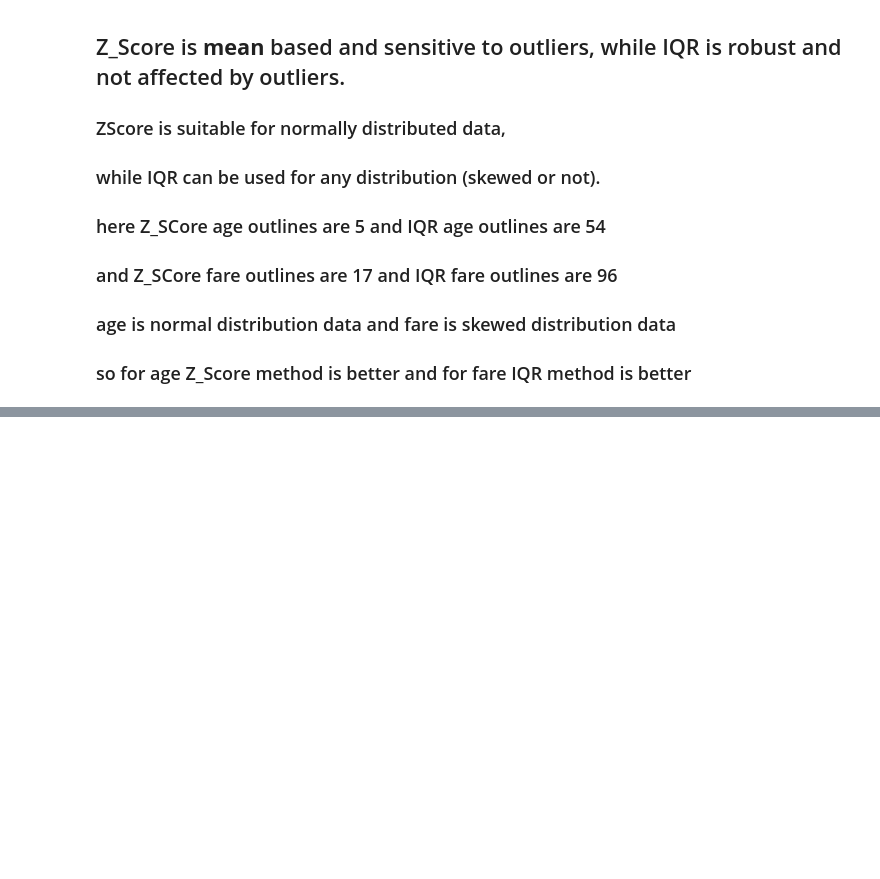
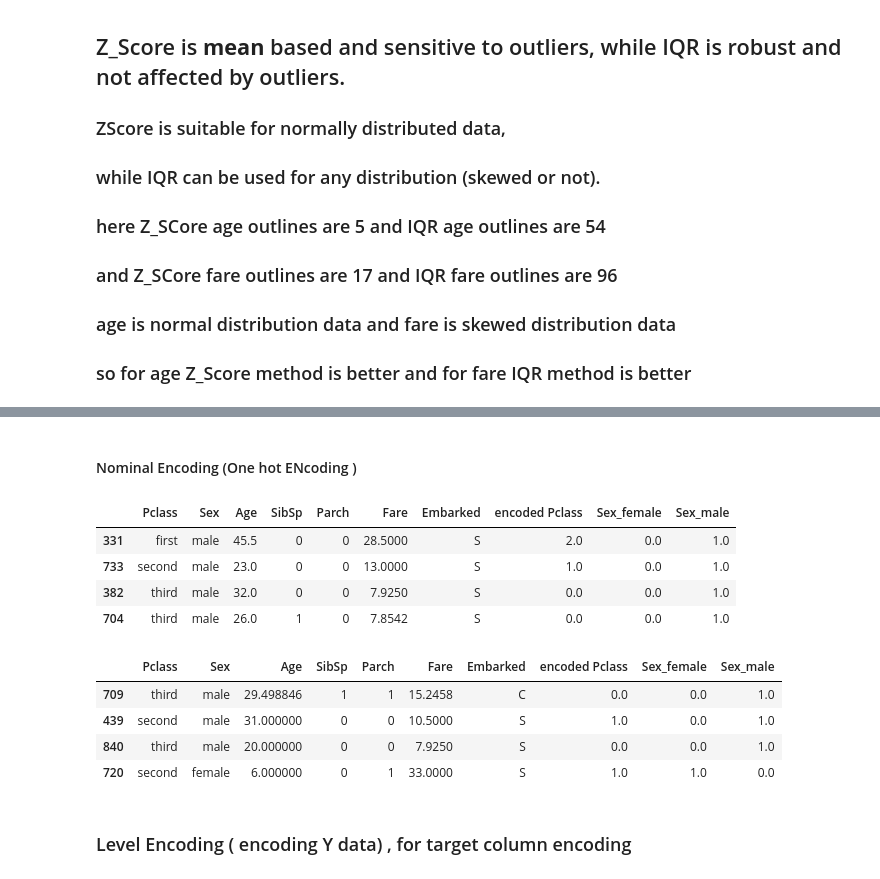
Before and after one commit to Eva2992/Machine-Learning-, a Jupyter notebook: Feature_Engineering/part_I.ipynb, the cells around one changed output, grey strips where cells are left out. Cells and saved outputs as stored; diff of their text form; code cells hidden in the pictures; blank space fills up the shorter version.

```diff
--- a/Feature_Engineering/part_I.ipynb
+++ b/Feature_Engineering/part_I.ipynb
@@ -538,0 +520,4 @@ Name: Fare, dtype: float64
+# %%
+X_train.head(4)
+X_train.drop(['Z_score','Z_score_fare'],axis=1,inplace=True)
+X_train.head(4)
@@ -538,0 +543,13 @@ Name: Fare, dtype: float64
+# %%
+
+from sklearn.preprocessing import OrdinalEncoder
+
+pclass_encoder = OrdinalEncoder(categories = [['third' , 'second' , 'first']]) #  third < second < first
+
+pclass_encoder.fit(X_train[['Pclass']]) # passing data to the encoder to learn the mapping of categories to numbers
+
+X_train['encoded Pclass'] = pclass_encoder.transform(X_train[['Pclass']]).ravel() # applying the learned mapping to transform the data to numerical
+X_test['encoded Pclass'] = pclass_encoder.transform(X_test[['Pclass']]).ravel() # applying the learned mapping to transform the data to numerical
+
+display(X_train.head(4))
+display(X_test.head(4))
@@ -538,0 +567,34 @@ Name: Fare, dtype: float64
+# %% [markdown]
+#### Nominal Encoding (One hot ENcoding ) ####
+# %%
+from sklearn.preprocessing import OneHotEncoder
+
+gender_encode = OneHotEncoder(sparse_output=False ).set_output(transform="pandas") # to get output in pandas dataframe format  insted of numpy
+
+# sparse_output=False -> to get output in dense array format
+# instead of sparse matrix format
+
+gender_encode.fit(X_train[['Sex']])
+
+gender_encoded_train=gender_encode.transform(X_train[['Sex']])
+gender_encoded_test=gender_encode.transform(X_test[['Sex']])
+
+X_train = pd.concat([X_train , gender_encoded_train] , axis =1 )
+X_test = pd.concat([X_test , gender_encoded_test] , axis =1 )
+
+
+display(X_train.head(4))
+display(X_test.head(4))
+# %% [output]
+|  | Pclass | Sex | Age | SibSp | Parch | Fare | Embarked | encoded Pclass | Sex_female | Sex_male |
+| 331 | first | male | 45.5 | 0 | 0 | 28.5000 | S | 2.0 | 0.0 | 1.0 |
+| 733 | second | male | 23.0 | 0 | 0 | 13.0000 | S | 1.0 | 0.0 | 1.0 |
+| 382 | third | male | 32.0 | 0 | 0 | 7.9250 | S | 0.0 | 0.0 | 1.0 |
+| 704 | third | male | 26.0 | 1 | 0 | 7.8542 | S | 0.0 | 0.0 | 1.0 |
+|  | Pclass | Sex | Age | SibSp | Parch | Fare | Embarked | encoded Pclass | Sex_female | Sex_male |
+| 709 | third | male | 29.498846 | 1 | 1 | 15.2458 | C | 0.0 | 0.0 | 1.0 |
+| 439 | second | male | 31.000000 | 0 | 0 | 10.5000 | S | 1.0 | 0.0 | 1.0 |
+| 840 | third | male | 20.000000 | 0 | 0 | 7.9250 | S | 0.0 | 0.0 | 1.0 |
+| 720 | second | female | 6.000000 | 0 | 1 | 33.0000 | S | 1.0 | 1.0 | 0.0 |
+# %% [markdown]
+### Level Encoding ( encoding Y data) , for target column encoding   ####
```
Also changed, not shown: parts of 19 cells of this notebook, 5 other files.
